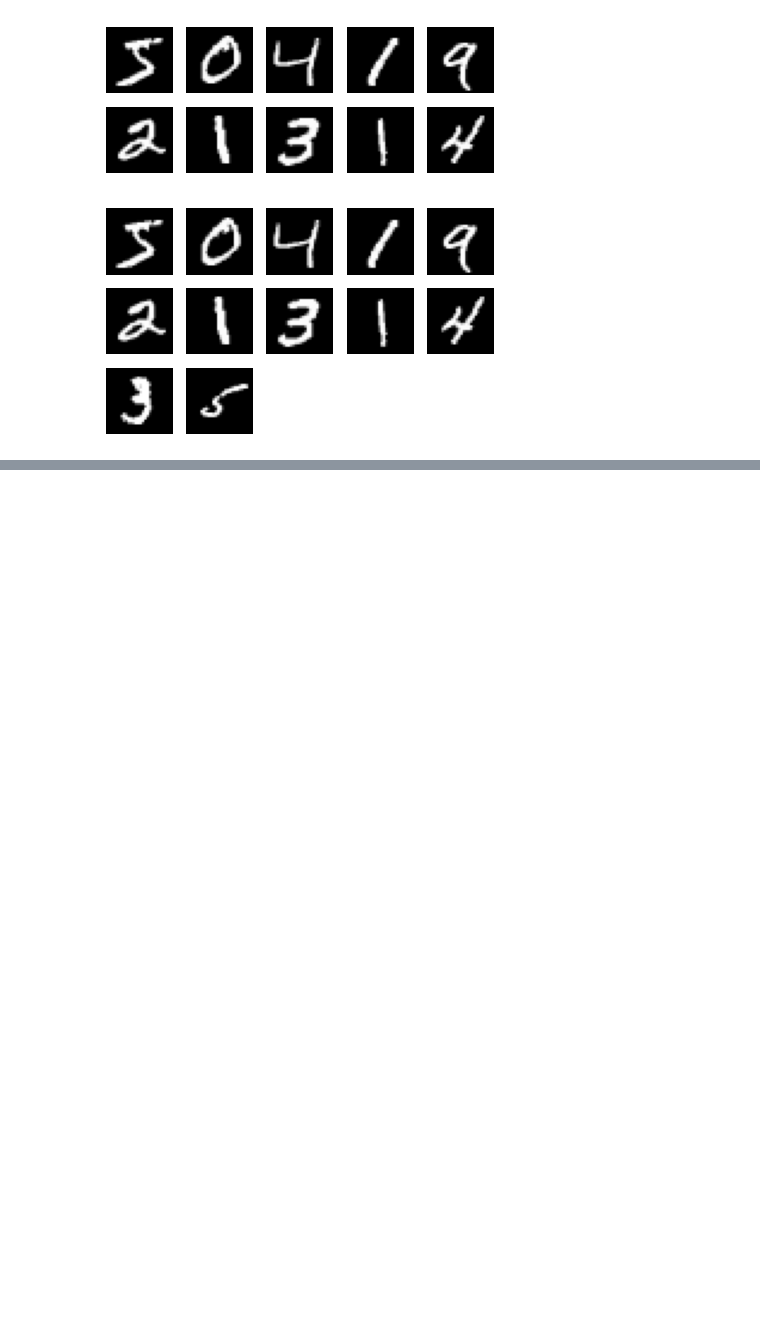
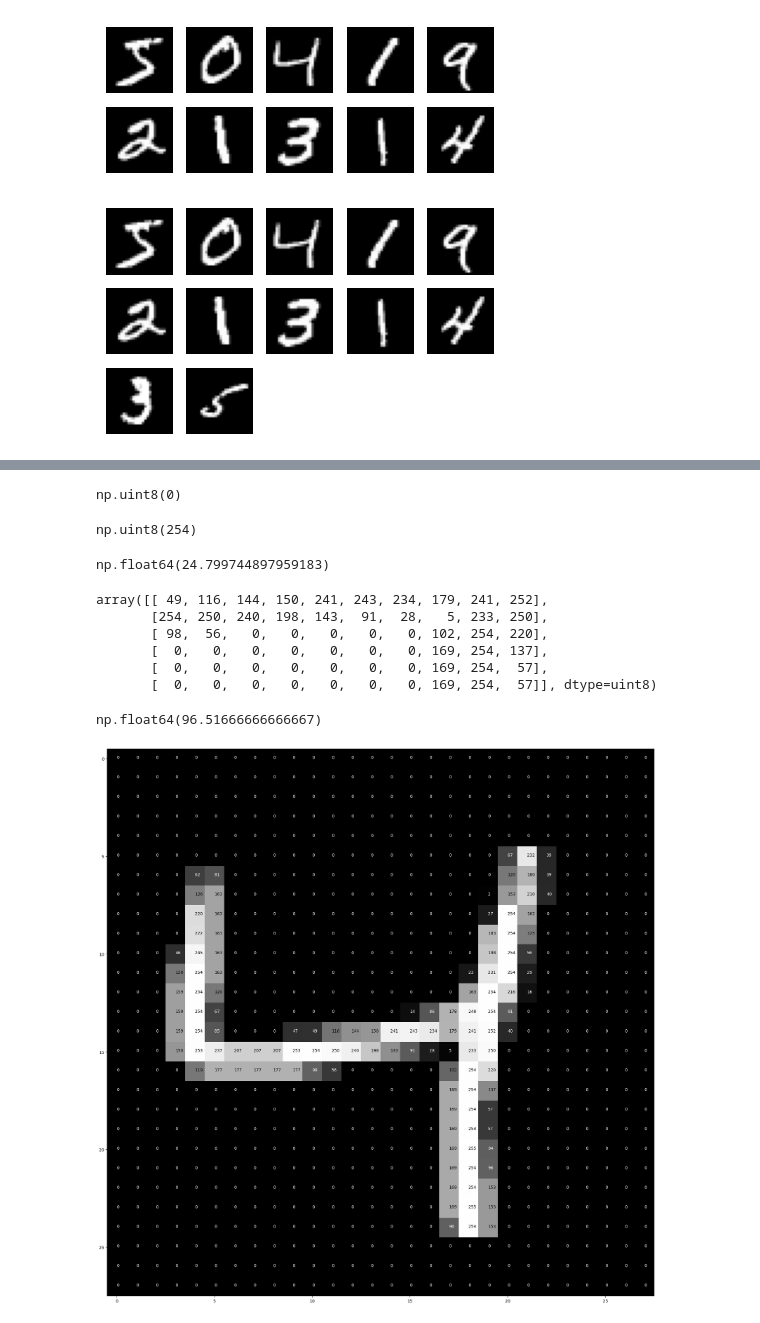
Before and after one commit to gamzegezgin/Deep-Learning-Applications, a Jupyter notebook: ANN_application.ipynb, the cells around one changed output, grey strips where cells are left out. Drawn from its saved outputs; the diff is of its cells as text; code cells hidden in the pictures; blank space fills up the shorter version.

```diff
--- a/ANN_application.ipynb
+++ b/ANN_application.ipynb
@@ -58,0 +94,42 @@ visualize_img(x_train, datasize=12)
+# %%
+x_train[2][10,10]
+# %% [output]
+np.uint8(0)
+# %%
+x_train[2][16,18]
+# %% [output]
+np.uint8(254)
+# %%
+x_train[2].mean()
+# %% [output]
+np.float64(24.799744897959183)
+# %%
+x_train[2][14:20, 10:20]
+# %% [output]
+array([[ 49, 116, 144, 150, 241, 243, 234, 179, 241, 252],
+       [254, 250, 240, 198, 143,  91,  28,   5, 233, 250],
+       [ 98,  56,   0,   0,   0,   0,   0, 102, 254, 220],
+       [  0,   0,   0,   0,   0,   0,   0, 169, 254, 137],
+       [  0,   0,   0,   0,   0,   0,   0, 169, 254,  57],
+       [  0,   0,   0,   0,   0,   0,   0, 169, 254,  57]], dtype=uint8)
+# %%
+x_train[2][14:20, 10:20].mean()
+# %% [output]
+np.float64(96.51666666666667)
+# %%
+def pixel_visualize(img):
+    fig = plt.figure(figsize=(24,24))
+    ax = fig.add_subplot(111)
+    ax.imshow(img, cmap='gray')
+    width, height = img.shape
+
+    threshold = img.max() / 2.5
+
+    for x in range(width):
+        for y in range(height):
+            ax.annotate(str(round(img[x][y], 2)), xy=(y, x),
+                        color='white' if img[x][y] < threshold else 'black')
+# %%
+pixel_visualize(x_train[2])
+# %% [output]
+[figure, added]
```
Also changed, not shown: parts of 4 cells of this notebook.
